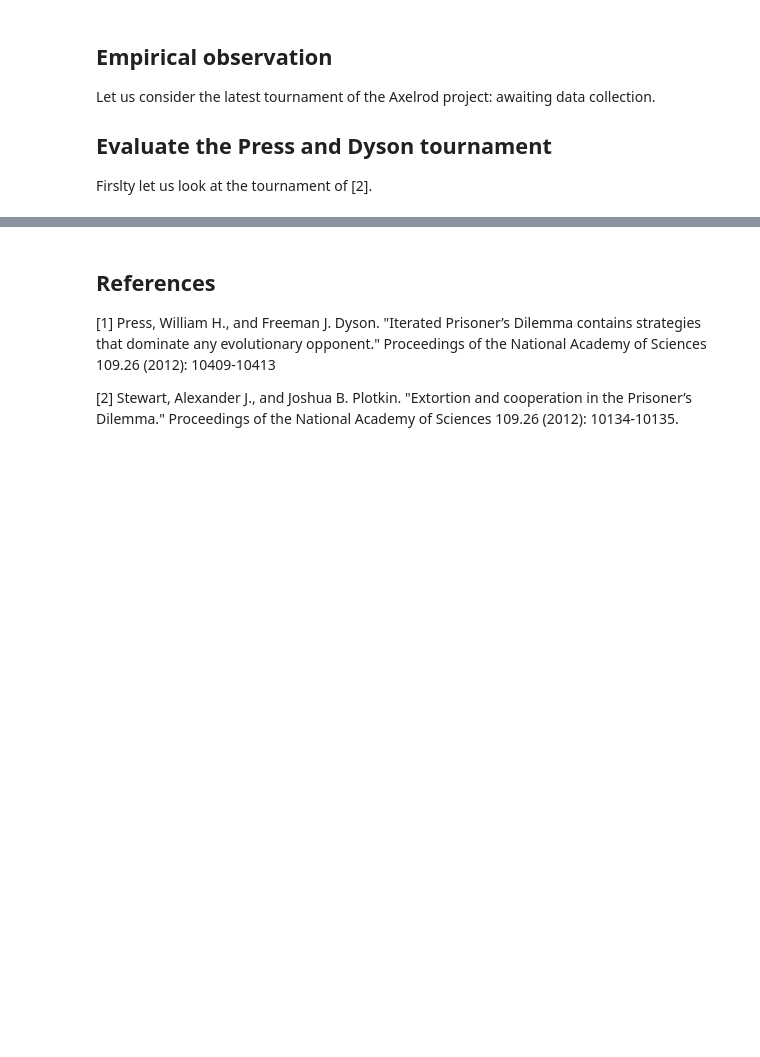
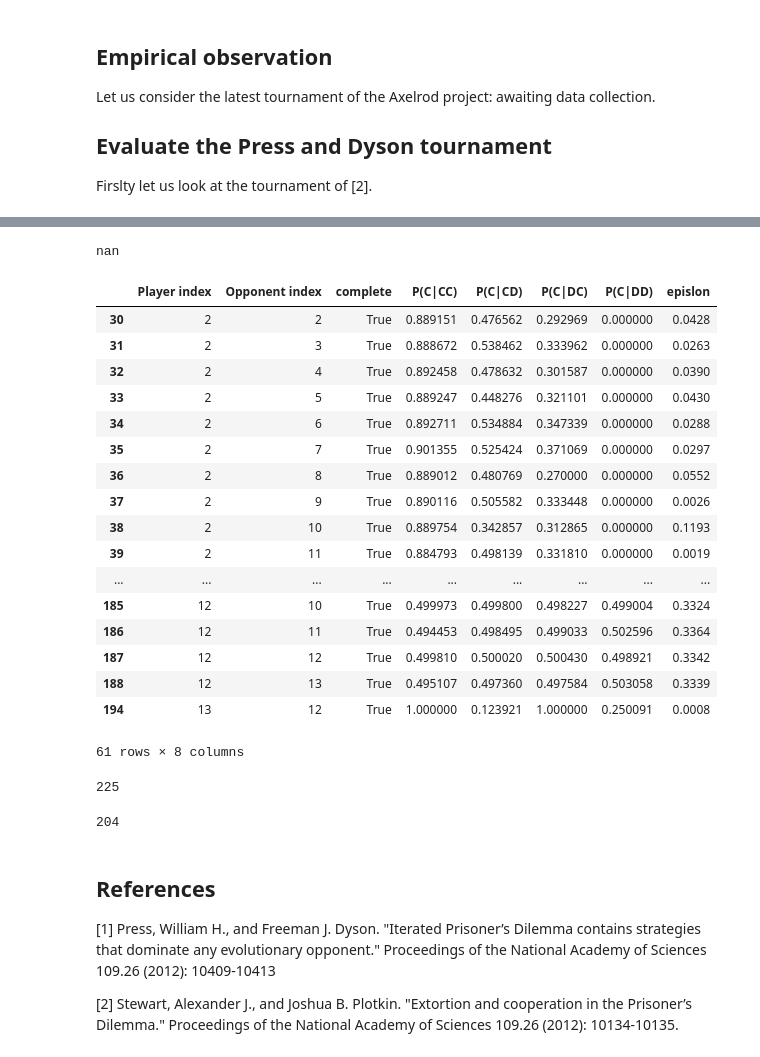
Before and after one commit to drvinceknight/testing_for_ZD, a Jupyter notebook: main.ipynb, the cells around one changed output, grey strips where cells are left out. Saved outputs shown, nothing was run; the diff lists cells and outputs as text; code cells hidden in the pictures; blank space fills up the shorter version.

```diff
--- a/main.ipynb
+++ b/main.ipynb
@@ -138,9 +139,6 @@ match = axl.Match(players, turns=10 ** 6)
 interactions = match.play()
 # %%
-p = []
 state_counter = iu.compute_normalised_state_to_action_distribution(interactions)[0]
-for state in ((C, C), (C, D), (D, C), (D, D)):
-    p.append(state_counter[(state, C)])
-p = np.array(p)
+p = np.array([state_counter[(state, C)] for state in ((C, C), (C, D), (D, C), (D, D))])
 p
 # %% [output]
@@ -273,0 +197,17 @@ plt.show();
+# %%
+groups = ["Player index", "Opponent index"]
+counts = ["CC count",
+          "CD count",
+          "DC count",
+          "DD count",
+          "CC to C count",
+          "CC to D count",
+          "CD to C count",
+          "CD to D count",
+          "DC to C count",
+          "DC to D count",
+          "DD to C count",
+          "DD to D count",]
+summation = ddf.groupby(groups)[counts].sum()
+df = da.compute(summation, da.get)[0]
+df.reset_index(inplace=True)
@@ -273,0 +223,9 @@ plt.show();
+# %%
+df["complete"] = df["CC count"] * df["CD count"] * df["DC count"] *  df["DD count"] > 0
+columns = ["Player index", "Opponent index", "complete"]
+for state in ("CC", "CD", "DC", "DD"):
+    column = f"P(C|{state})"
+    columns.append(column)
+    df[column] = df[f"{state} to C count"] / (df[f"{state} to C count"] + df[f"{state} to D count"])
+df = df[columns]
+df
@@ -273,0 +251,33 @@ plt.show();
+# %%
+np.NaN
+# %% [output]
+nan
+# %%
+epsilons = []
+for index, row in df.iterrows():
+    if row.isnull().any():
+        epsilons.append(np.NaN)
+    else:
+        epsilons.append(zd.find_lowest_epsilon(row[probabilities]))
+df["epislon"] = epsilons
+# %%
+df[df["complete"]]
+# %% [output]
+|  | Player index | Opponent index | complete | P(C|CC) | P(C|CD) | P(C|DC) | P(C|DD) | epislon |
+| 30 | 2 | 2 | True | 0.889151 | 0.476562 | 0.292969 | 0.000000 | 0.0428 |
+| 31 | 2 | 3 | True | 0.888672 | 0.538462 | 0.333962 | 0.000000 | 0.0263 |
+| 32 | 2 | 4 | True | 0.892458 | 0.478632 | 0.301587 | 0.000000 | 0.0390 |
+| 33 | 2 | 5 | True | 0.889247 | 0.448276 | 0.321101 | 0.000000 | 0.0430 |
+| 34 | 2 | 6 | True | 0.892711 | 0.534884 | 0.347339 | 0.000000 | 0.0288 |
+| 35 | 2 | 7 | True | 0.901355 | 0.525424 | 0.371069 | 0.000000 | 0.0297 |
+| 36 | 2 | 8 | True | 0.889012 | 0.480769 | 0.270000 | 0.000000 | 0.0552 |
+| 37 | 2 | 9 | True | 0.890116 | 0.505582 | 0.333448 | 0.000000 | 0.0026 |
+| 38 | 2 | 10 | True | 0.889754 | 0.342857 | 0.312865 | 0.000000 | 0.1193 |
+| 39 | 2 | 11 | True | 0.884793 | 0.498139 | 0.331810 | 0.000000 | 0.0019 |
+| ... | ... | ... | ... | ... | ... | ... | ... | ... |
+| 185 | 12 | 10 | True | 0.499973 | 0.499800 | 0.498227 | 0.499004 | 0.3324 |
+| 186 | 12 | 11 | True | 0.494453 | 0.498495 | 0.499033 | 0.502596 | 0.3364 |
+| 187 | 12 | 12 | True | 0.499810 | 0.500020 | 0.500430 | 0.498921 | 0.3342 |
+| 188 | 12 | 13 | True | 0.495107 | 0.497360 | 0.497584 | 0.503058 | 0.3339 |
+| 194 | 13 | 12 | True | 1.000000 | 0.123921 | 1.000000 | 0.250091 | 0.0008 |
+61 rows × 8 columns
@@ -274,3 +288,11 @@ plt.show();
+# %%
+len(players)
+# %% [output]
+225
+# %%
+len(players)
+# %% [output]
+204
 # %% [markdown]
 ## References
 
```
Also changed, not shown: parts of 17 cells of this notebook.
